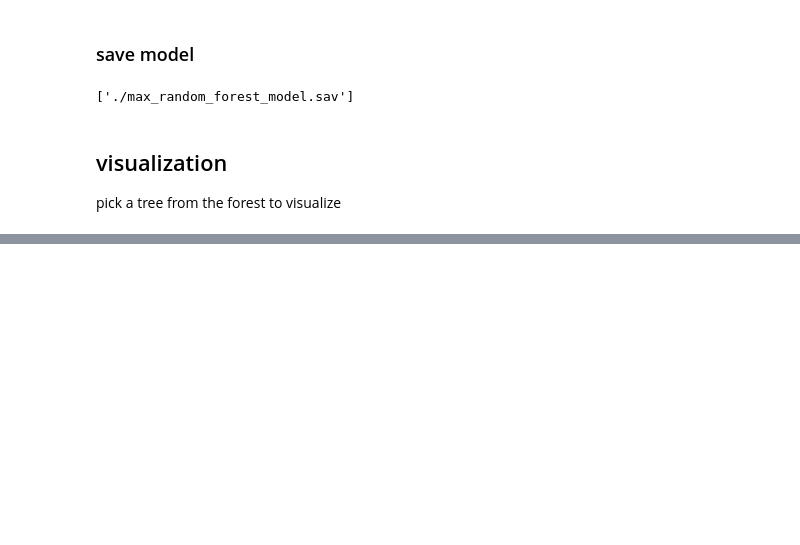
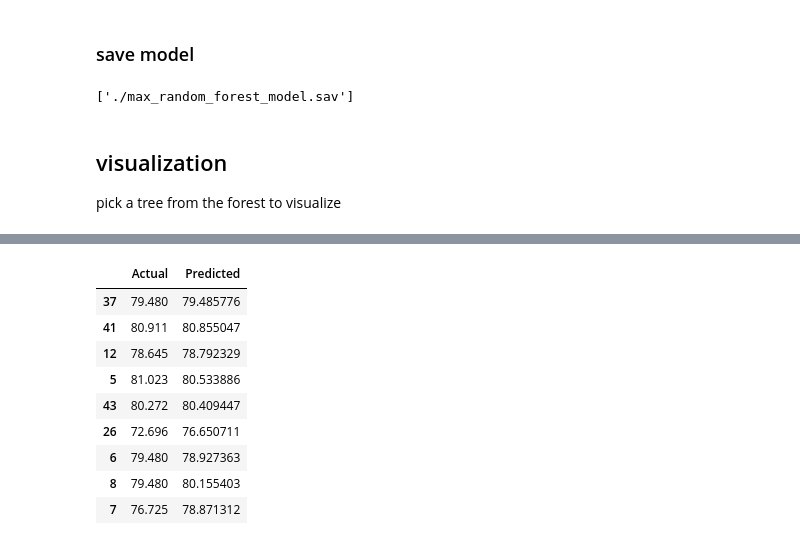
Before and after one commit to chengxiangduan-usc/mecsc, a Jupyter notebook: model/comfort_minmax_model/max_2_rf.ipynb, the cells around one changed output, grey strips where cells are left out. Cells and saved outputs as stored; diff of their text form; code cells hidden in the pictures; blank space fills up the shorter version.

```diff
--- a/model/comfort_minmax_model/max_2_rf.ipynb
+++ b/model/comfort_minmax_model/max_2_rf.ipynb
@@ -333,0 +311,13 @@ display(X_norm)
+# %%
+pd.DataFrame({'Actual': y_test, 'Predicted': y_pred_test})
+# %% [output]
+|  | Actual | Predicted |
+| 37 | 79.480 | 79.485776 |
+| 41 | 80.911 | 80.855047 |
+| 12 | 78.645 | 78.792329 |
+| 5 | 81.023 | 80.533886 |
+| 43 | 80.272 | 80.409447 |
+| 26 | 72.696 | 76.650711 |
+| 6 | 79.480 | 78.927363 |
+| 8 | 79.480 | 80.155403 |
+| 7 | 76.725 | 78.871312 |
```
Also changed, not shown: parts of 42 cells of this notebook, 3 other files.
